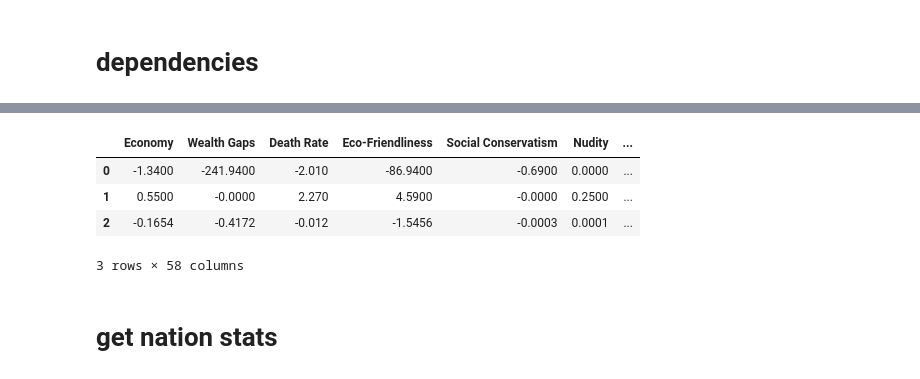
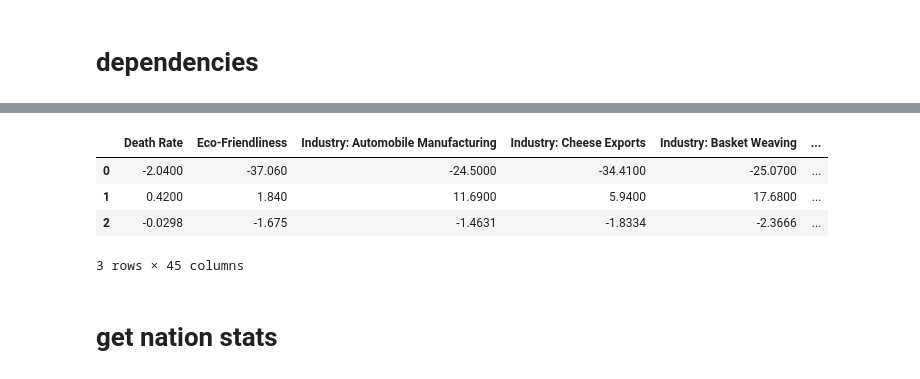
Before and after one commit to xvanov/ns, a Jupyter notebook: analysis.ipynb, the cells around one changed output, grey strips where cells are left out. Cells and saved outputs as stored; diff of their text form; code cells hidden in the pictures.

```diff
--- a/analysis.ipynb
+++ b/analysis.ipynb
@@ -75,13 +70,13 @@ for issue in issuePredictions:
 1101 : 4
 619 : 4
 1312 : 3
-# %%
-df_1303_1
-# %% [output]
-|  | Economy | Wealth Gaps | Death Rate | Eco-Friendliness | Social Conservatism | Nudity | ... |
-| 0 | -1.3400 | -241.9400 | -2.010 | -86.9400 | -0.6900 | 0.0000 | ... |
-| 1 | 0.5500 | -0.0000 | 2.270 | 4.5900 | -0.0000 | 0.2500 | ... |
-| 2 | -0.1654 | -0.4172 | -0.012 | -1.5456 | -0.0003 | 0.0001 | ... |
-3 rows × 58 columns
+# %%
+df_619_4
+# %% [output]
+|  | Death Rate | Eco-Friendliness | Industry: Automobile Manufacturing | Industry: Cheese Exports | Industry: Basket Weaving | ... |
+| 0 | -2.0400 | -37.060 | -24.5000 | -34.4100 | -25.0700 | ... |
+| 1 | 0.4200 | 1.840 | 11.6900 | 5.9400 | 17.6800 | ... |
+| 2 | -0.0298 | -1.675 | -1.4631 | -1.8334 | -2.3666 | ... |
+3 rows × 45 columns
 # %% [markdown]
 # get nation stats
```
Also changed, not shown: parts of 27 cells of this notebook, 2 other files.
